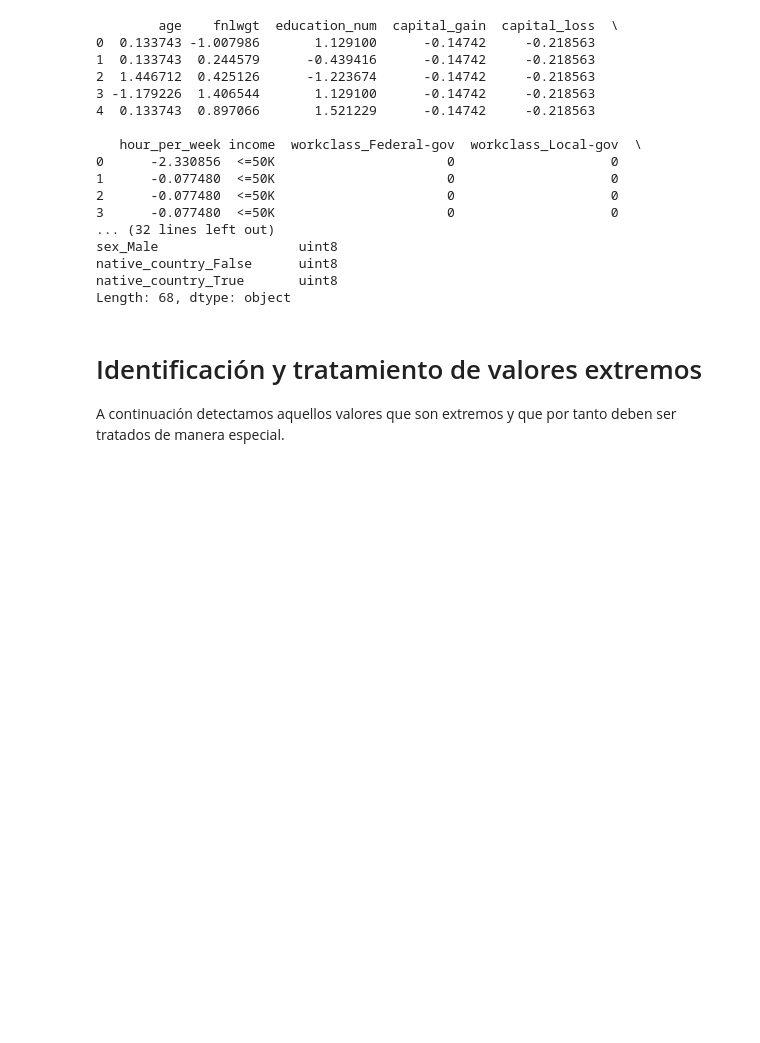
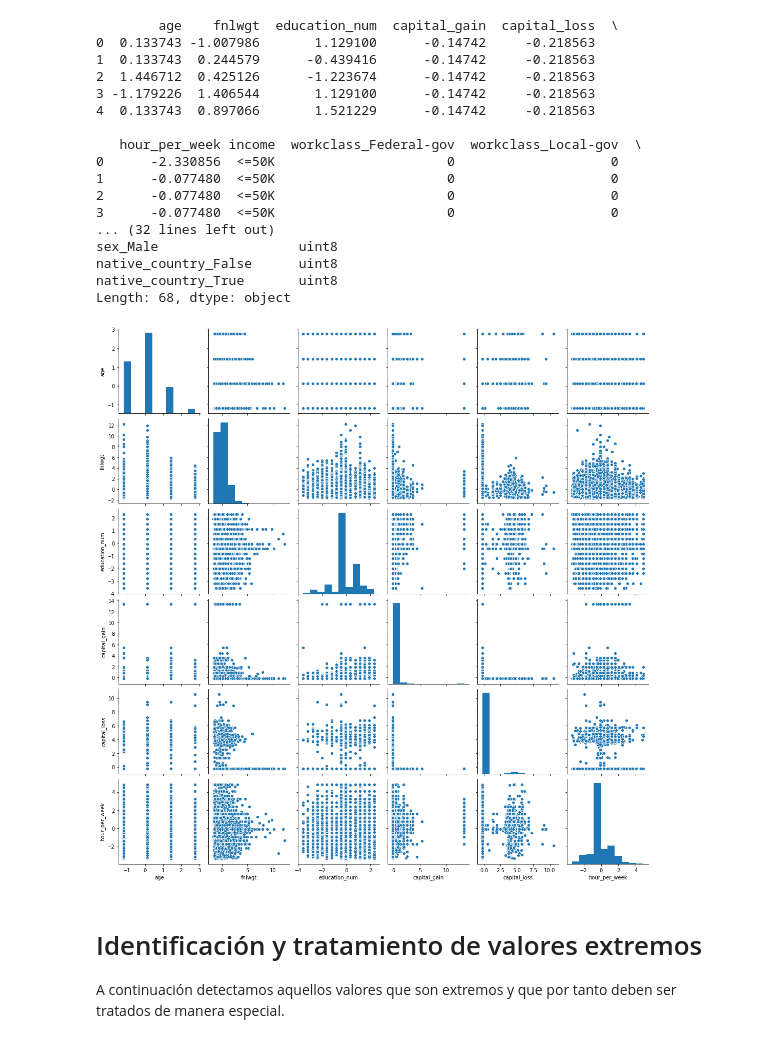
Before and after one commit to VictorColome/UOC-TCVD-PRA2, a Jupyter notebook: victor_carlos_PRA2.ipynb, the cells around one changed output. Cells and saved outputs as stored; diff of their text form; code cells hidden in the pictures; blank space fills up the shorter version.

```diff
--- a/victor_carlos_PRA2.ipynb
+++ b/victor_carlos_PRA2.ipynb
@@ -436,6 +437,10 @@ sex_Male                  uint8
 native_country_False      uint8
 native_country_True       uint8
 Length: 68, dtype: object
+# %%
+g = sns.pairplot(df[cNamesInt])
+# %% [output]
+[figure, added]
 # %% [markdown]
 # Identificación y tratamiento de valores extremos
 A continuación detectamos aquellos valores que son extremos y que por tanto deben ser tratados de manera especial.
```
Also changed, not shown: parts of 4 cells of this notebook.
